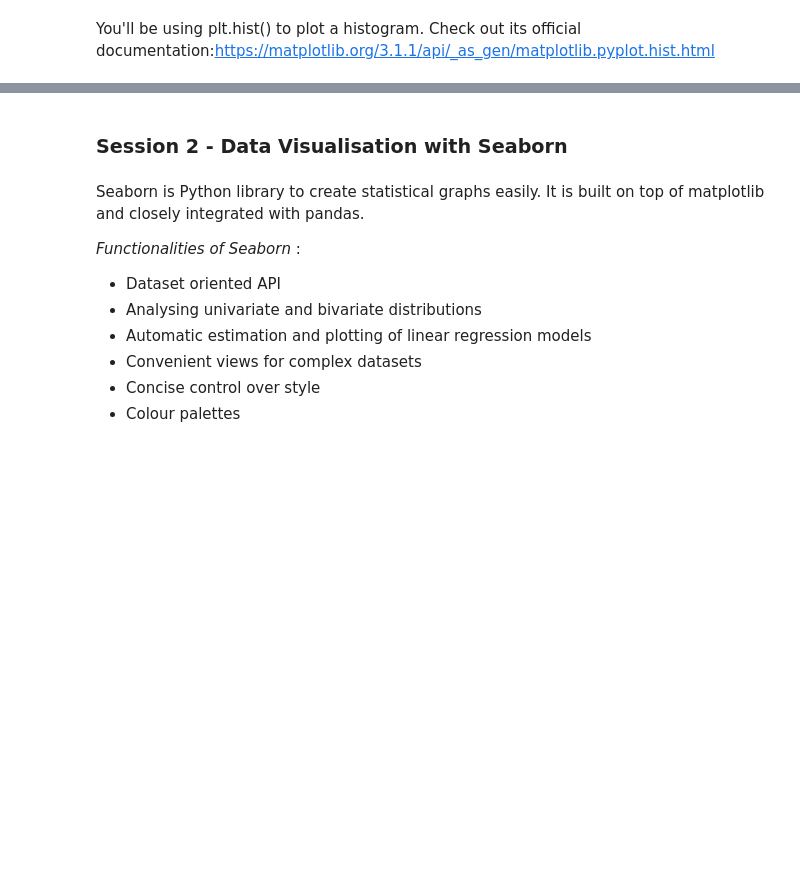
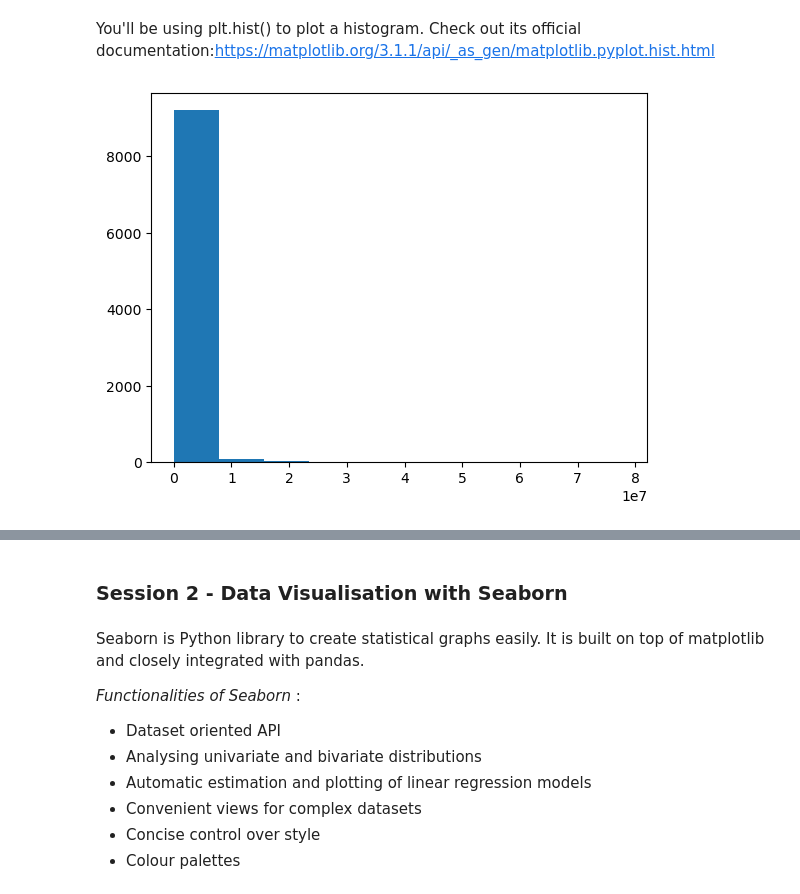
Before and after one commit to PrakNew/UpGrad, a Jupyter notebook: Data Visualisation/Case Study/Case Study Notebook/Data Visualisation in Python - Case Study.ipynb, the cells around one changed output, grey strips where cells are left out. Drawn from its saved outputs; the diff is of its cells as text; code cells hidden in the pictures; blank space fills up the shorter version.

```diff
--- a/Data Visualisation/Case Study/Case Study Notebook/Data Visualisation in Python - Case Study.ipynb
+++ b/Data Visualisation/Case Study/Case Study Notebook/Data Visualisation in Python - Case Study.ipynb
@@ -406,4 +475,12 @@ You can adjust the number of bins to improve its granularity
 ![Bins change](images\Granular.png)
 # %% [markdown]
 You'll be using plt.hist() to plot a histogram. Check out its official documentation:https://matplotlib.org/3.1.1/api/_as_gen/matplotlib.pyplot.hist.html
+# %%
+# Create a histogram of the Reviews
+
+# inp1.Reviews.plot.hist(bins=4)
+plt.hist(inp1.Reviews)
+plt.show()
+# %% [output]
+[figure, added]
 # %%
```
Also changed, not shown: parts of 23 cells of this notebook.
